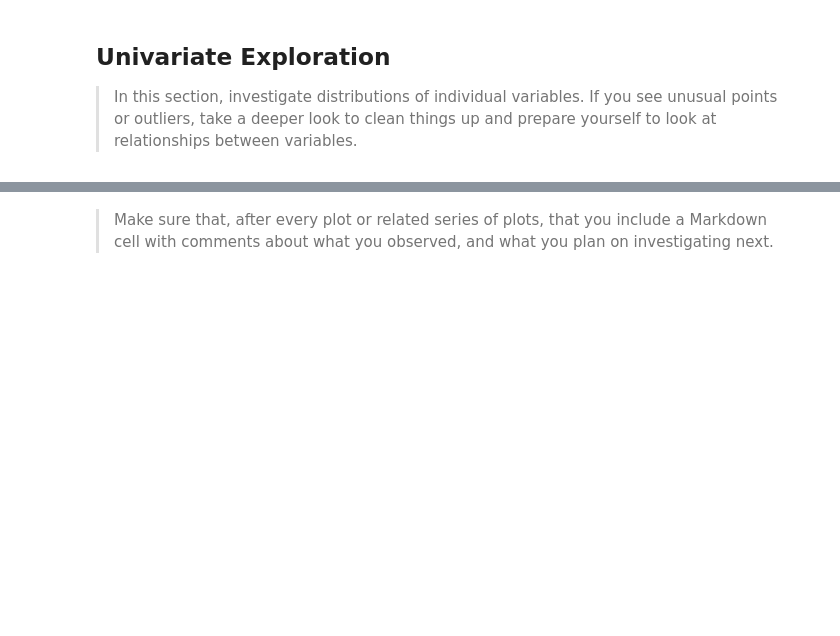
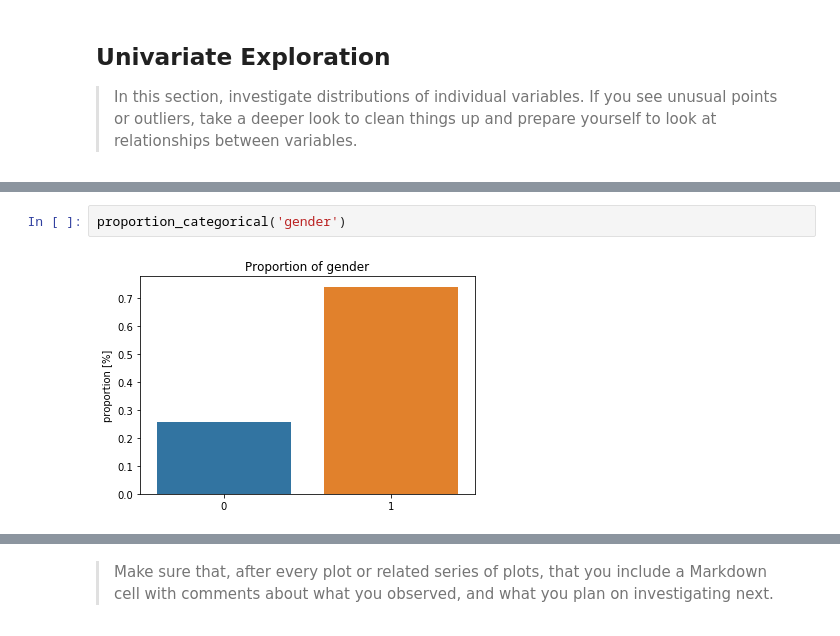
Before and after one commit to marcellovictorino/DAND_5_DataViz, a Jupyter notebook: 2_Project_ FordGoBike/1_EDA.ipynb, the cells around one changed output, grey strips where cells are left out. Cells and saved outputs as stored; diff of their text form; blank space fills up the shorter version.

```diff
--- a/2_Project_ FordGoBike/1_EDA.ipynb
+++ b/2_Project_ FordGoBike/1_EDA.ipynb
@@ -197,0 +209,4 @@ and prepare yourself to look at relationships between variables.
+# %%
+proportion_categorical('gender')
+# %% [output]
+[figure, added]
```
Also changed, not shown: parts of 15 cells of this notebook.
